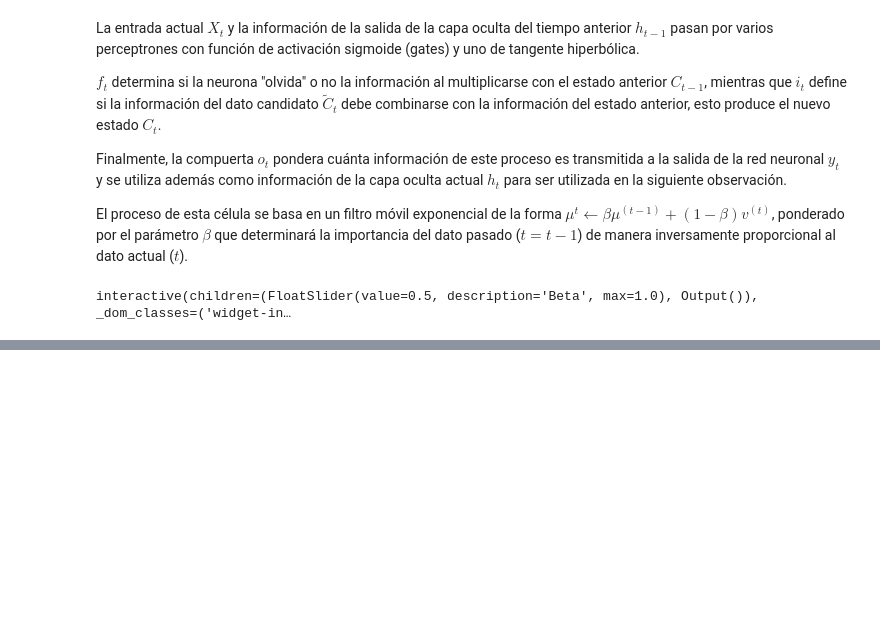
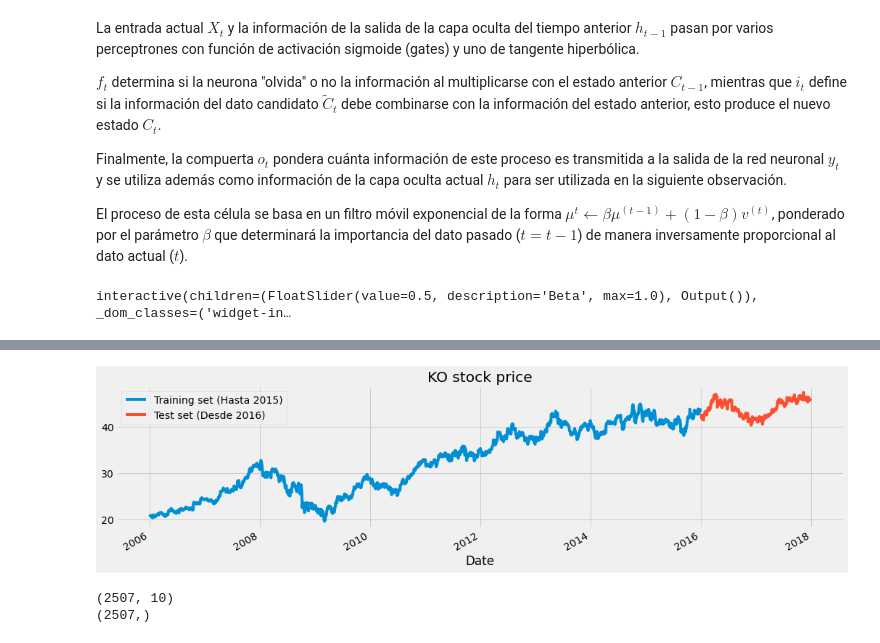
Before and after one commit to Kovi21/LSTM_Repo, a Jupyter notebook: LSTM_Example1.ipynb, the cells around one changed output, grey strips where cells are left out. Saved outputs shown, nothing was run; the diff lists cells and outputs as text; code cells hidden in the pictures; blank space fills up the shorter version.

Commit message:
Added Coca-Cola stock price example

```diff
--- a/LSTM_Example1.ipynb
+++ b/LSTM_Example1.ipynb
@@ -53,7 +55,7 @@ interactive(children=(FloatSlider(value=0.5, description='Beta', max=1.0), Outpu
 # %%
 import numpy as np
 import matplotlib.pyplot as plt
-plt.style.use('fivethirtyeight')
+#plt.style.use('fivethirtyeight')
 import pandas as pd
 from sklearn.preprocessing import MinMaxScaler
 from tensorflow.keras.models import Sequential
@@ -62,0 +74,3 @@ from sklearn.metrics import mean_squared_error
+# %%
+dataset = pd.read_csv('datasets/KO_2006-01-01_to_2018-01-01.csv', index_col='Date', parse_dates=['Date'])
+dataset.head()
@@ -62,0 +96,9 @@ from sklearn.metrics import mean_squared_error
+# %%
+# Gráfica del atributo High para train y test
+dataset["High"][:'2015'].plot(figsize=(16,4),legend=True)
+dataset["High"]['2016':].plot(figsize=(16,4),legend=True)
+plt.legend(['Training set (Hasta 2015)','Test set (Desde 2016)'])
+plt.title('KO stock price')
+plt.show()
+# %% [output]
+[figure, added]
@@ -62,0 +109,9 @@ from sklearn.metrics import mean_squared_error
+# %%
+from lib.DataPreparationRNN import create_dataset
+look_back = 10
+X_train, y_train = create_dataset(training_set_scaled, look_back)
+print(X_train.shape)
+print(y_train.shape)
+# %% [output]
+(2507, 10)
+(2507,)
```
Also changed, not shown: parts of 15 cells of this notebook, 2 other files.
